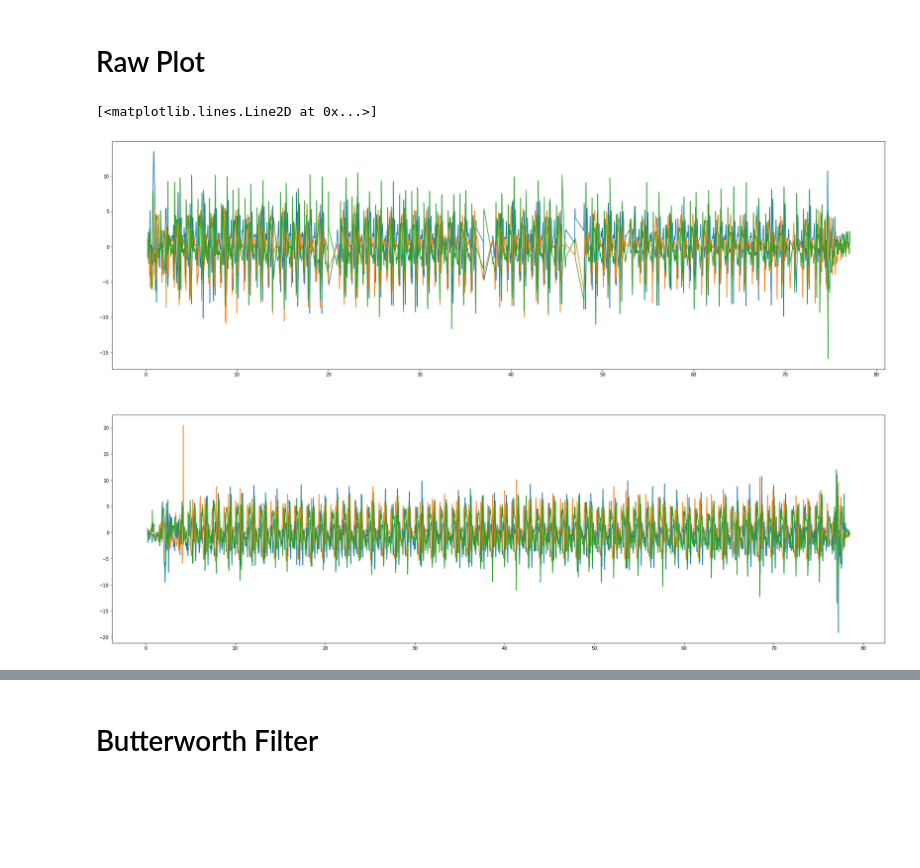
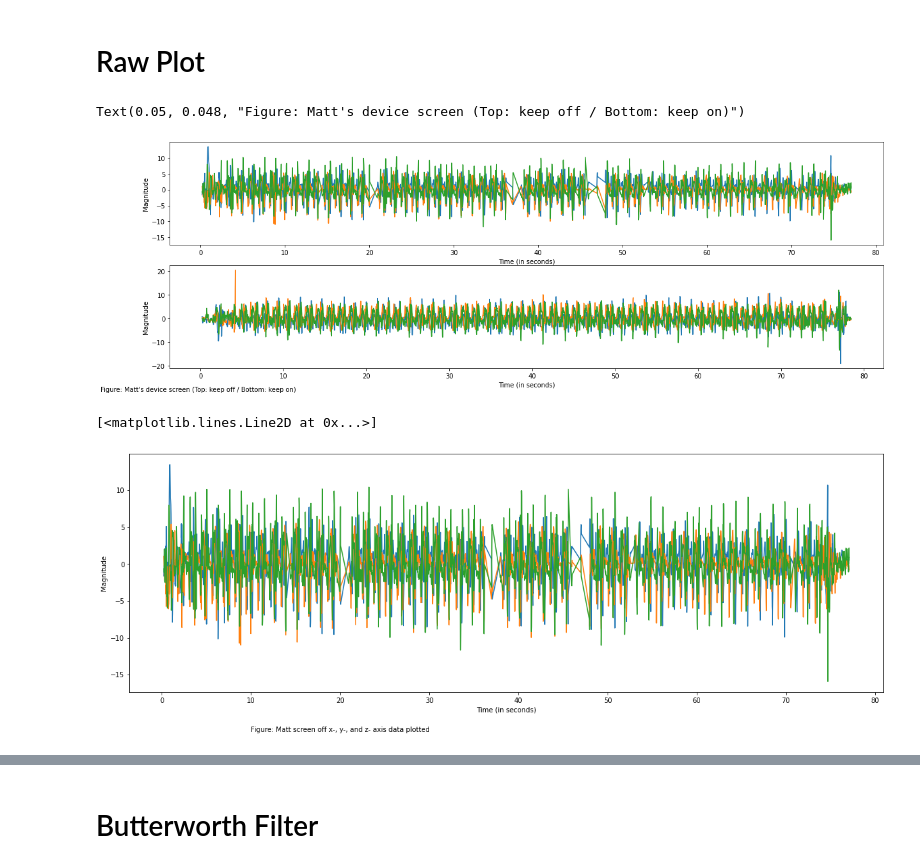
Before and after one commit to asd881018/Sensors-Noise-and-Walking-Human-Activity-Analysis, a Jupyter notebook: screen_onoff.ipynb, the cells around one changed output, grey strips where cells are left out. Saved outputs shown, nothing was run; the diff lists cells and outputs as text; code cells hidden in the pictures; blank space fills up the shorter version.

```diff
--- a/screen_onoff.ipynb
+++ b/screen_onoff.ipynb
@@ -7,7 +7,7 @@ import matplotlib.pyplot as plt
 from scipy import signal
 import matplotlib
 
-plt.rcParams["figure.figsize"] = (30, 20)
+plt.rcParams["figure.figsize"] = (20, 6.5)
 # %% [markdown]
 # Function
 # %%
@@ -50,17 +50,37 @@ matt_rp50_screen_on_bw_fft = read_fft_file(
 # %%
 # Plotting Butterworth filtered data. Each line represents an axis.
 fig, ax = plt.subplots(2)
+ax[0].set(xlabel='Time (in seconds)')
+ax[0].set(ylabel='Magnitude')
 
 # screen off plot
 ax[0].plot(matt_rp50_screen_off['seconds'], matt_rp50_screen_off['x'])
 ax[0].plot(matt_rp50_screen_off['seconds'], matt_rp50_screen_off['y'])
 ax[0].plot(matt_rp50_screen_off['seconds'], matt_rp50_screen_off['z'])
 
+ax[1].set(xlabel='Time (in seconds)')
+ax[1].set(ylabel='Magnitude')
+
 # Matt
 # screen on plot
 ax[1].plot(matt_rp50_screen_on['seconds'], matt_rp50_screen_on['x'])
 ax[1].plot(matt_rp50_screen_on['seconds'], matt_rp50_screen_on['y'])
 ax[1].plot(matt_rp50_screen_on['seconds'], matt_rp50_screen_on['z'])
+
+plt.figtext(
+    0.05, 0.048, 'Figure: Matt\'s device screen (Top: keep off / Bottom: keep on)')
 # %% [output]
-[<matplotlib.lines.Line2D at 0x...>]
+Text(0.05, 0.048, "Figure: Matt's device screen (Top: keep off / Bottom: keep on)")
-[figure, old version]
+[figure, new version]
+# %%
+plt.xlabel('Time (in seconds)')
+plt.ylabel('Magnitude')
+# plt.text(10, -20, 'Figure: Matt screen off x-, y-, and z- axis data plotted')
+plt.figtext(0.25, -0, 'Figure: Matt screen off x-, y-, and z- axis data plotted')
+
+plt.plot(matt_rp50_screen_off['seconds'], matt_rp50_screen_off['x'])
+plt.plot(matt_rp50_screen_off['seconds'], matt_rp50_screen_off['y'])
+plt.plot(matt_rp50_screen_off['seconds'], matt_rp50_screen_off['z'])
+# %% [output]
+[<matplotlib.lines.Line2D at 0x...>]
+[figure, added]
```
Also changed, not shown: parts of 4 cells of this notebook, 1 other file.
